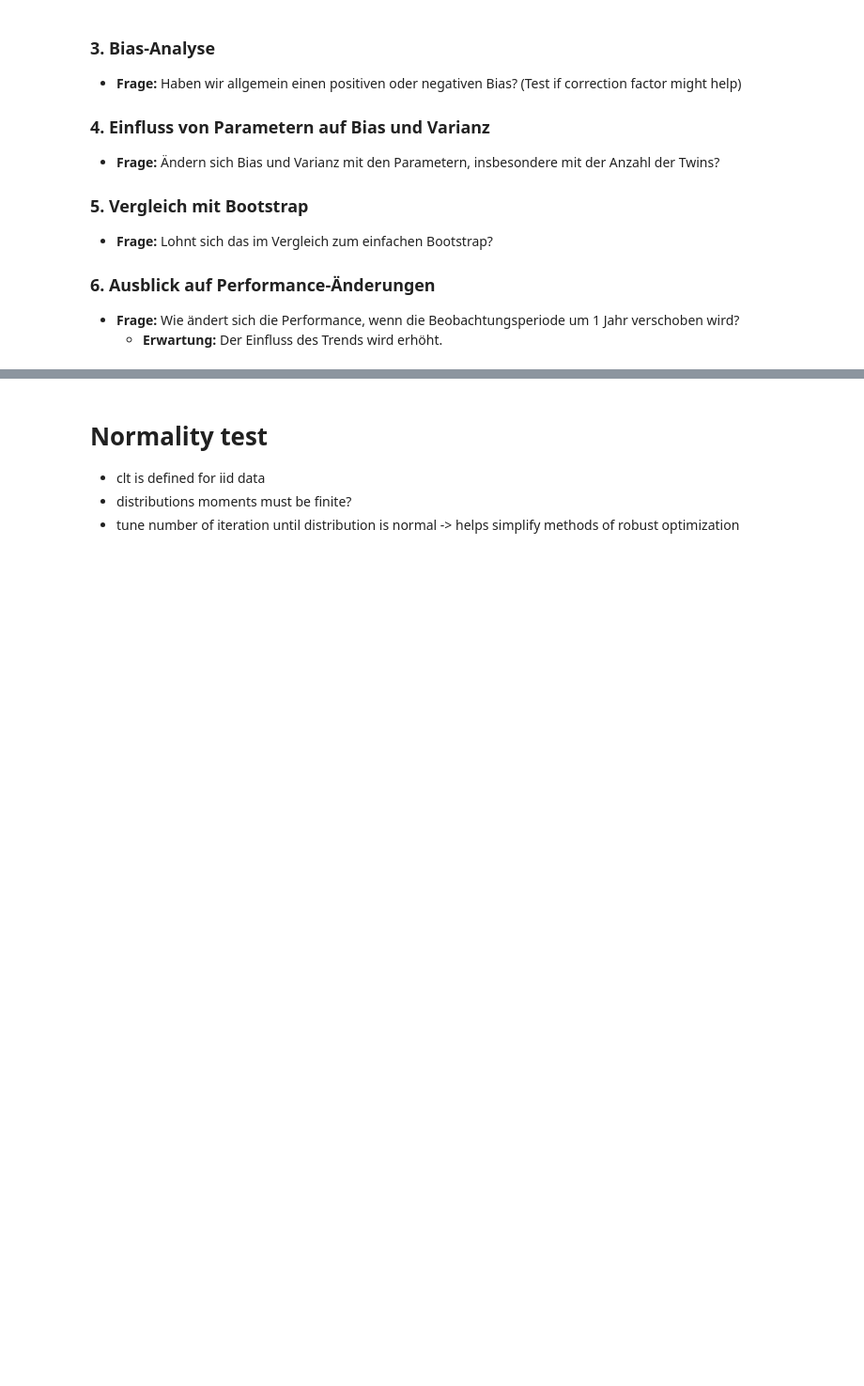
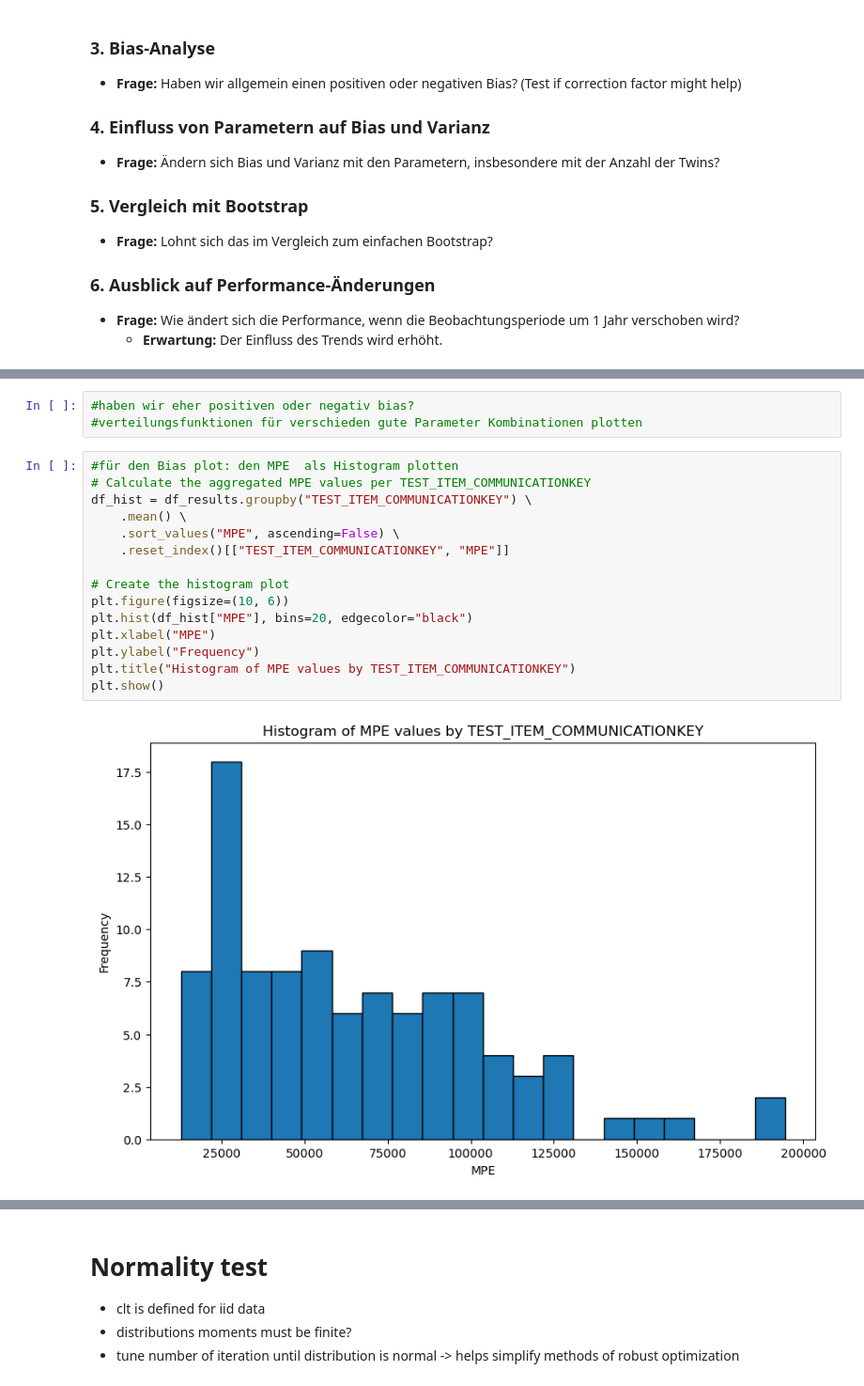
Before and after one commit to chrisnhr/Diplom, a Jupyter notebook: bootstrapping.ipynb, the cells around one changed output, grey strips where cells are left out. Shown: that part at 94% size. Saved outputs shown, nothing was run; the diff lists cells and outputs as text; blank space fills up the shorter version.

```diff
--- a/bootstrapping.ipynb
+++ b/bootstrapping.ipynb
@@ -207,0 +156,20 @@ Error:
+# %%
+#haben wir eher positiven oder negativ bias?
+#verteilungsfunktionen für verschieden gute Parameter Kombinationen plotten
+# %%
+#für den Bias plot: den MPE  als Histogram plotten
+# Calculate the aggregated MPE values per TEST_ITEM_COMMUNICATIONKEY
+df_hist = df_results.groupby("TEST_ITEM_COMMUNICATIONKEY") \
+    .mean() \
+    .sort_values("MPE", ascending=False) \
+    .reset_index()[["TEST_ITEM_COMMUNICATIONKEY", "MPE"]]
+
+# Create the histogram plot
+plt.figure(figsize=(10, 6))
+plt.hist(df_hist["MPE"], bins=20, edgecolor="black")
+plt.xlabel("MPE")
+plt.ylabel("Frequency")
+plt.title("Histogram of MPE values by TEST_ITEM_COMMUNICATIONKEY")
+plt.show()
+# %% [output]
+[figure, added]
```
Also changed, not shown: parts of 19 cells of this notebook, 1 other file.
